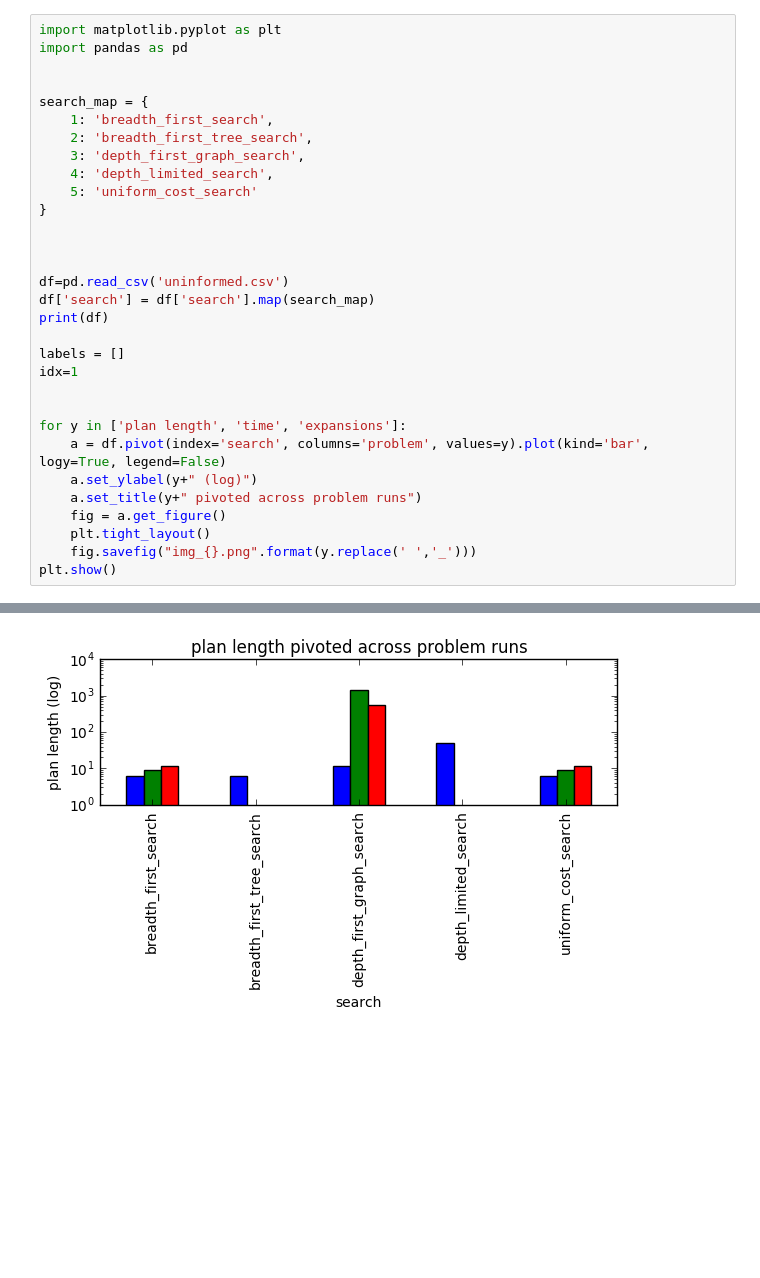
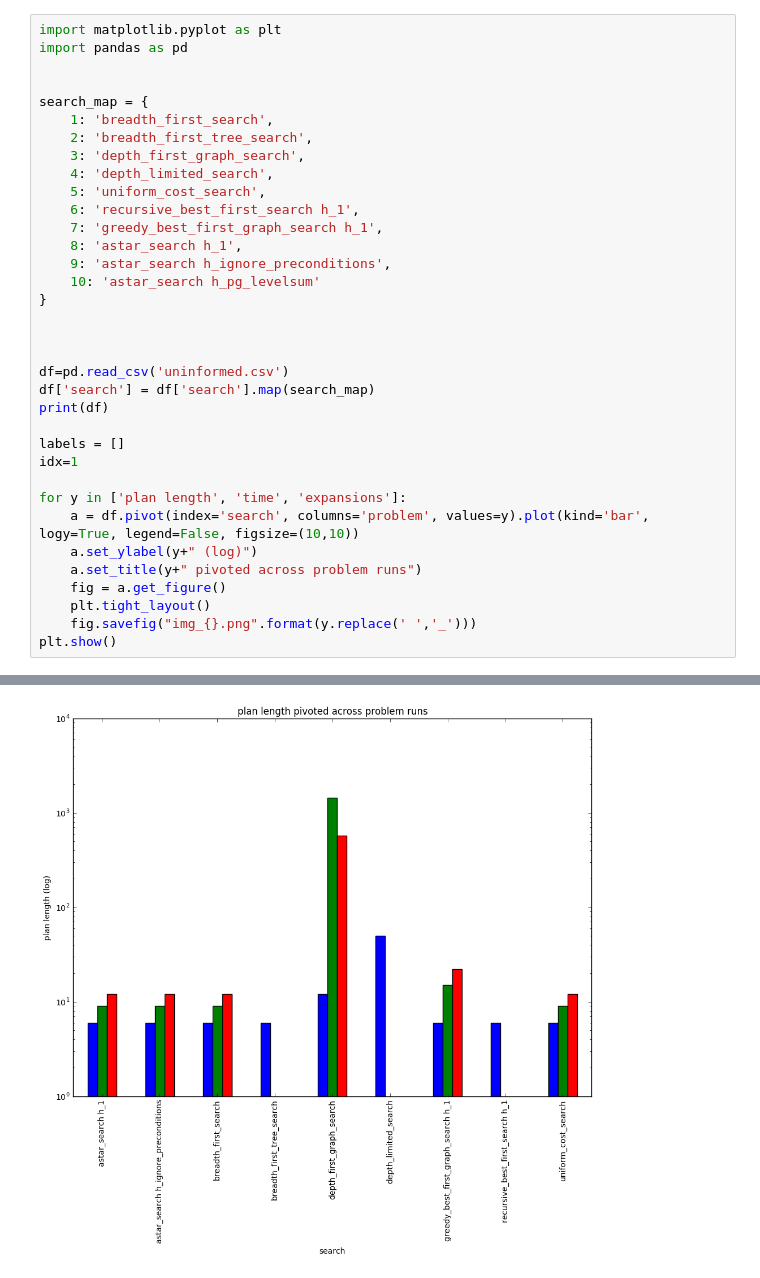
Before and after one commit to barney-s/AIND-Planning, a Jupyter notebook: analyse_runs.ipynb, the cells around one changed output, grey strips where cells are left out. Drawn from its saved outputs; the diff is of its cells as text; blank space fills up the shorter version.

```diff
--- a/analyse_runs.ipynb
+++ b/analyse_runs.ipynb
@@ -8,7 +8,12 @@ search_map = {
     2: 'breadth_first_tree_search',
     3: 'depth_first_graph_search',
     4: 'depth_limited_search',
-    5: 'uniform_cost_search'
+    5: 'uniform_cost_search',
+    6: 'recursive_best_first_search h_1',
+    7: 'greedy_best_first_graph_search h_1',
+    8: 'astar_search h_1',
+    9: 'astar_search h_ignore_preconditions',
+    10: 'astar_search h_pg_levelsum'
 }
 
 
@@ -20,9 +25,8 @@ print(df)
 labels = []
 idx=1
 
-
 for y in ['plan length', 'time', 'expansions']:
-    a = df.pivot(index='search', columns='problem', values=y).plot(kind='bar', logy=True, legend=False)
+    a = df.pivot(index='search', columns='problem', values=y).plot(kind='bar', logy=True, legend=False, figsize=(10,10))
     a.set_ylabel(y+" (log)")
     a.set_title(y+" pivoted across problem runs")
     fig = a.get_figure()
@@ -50 +54 @@ plt.show()
-[figure, old version]
+[figure, new version]
```
Also changed, not shown: parts of 1 cell of this notebook, 20 other files.
